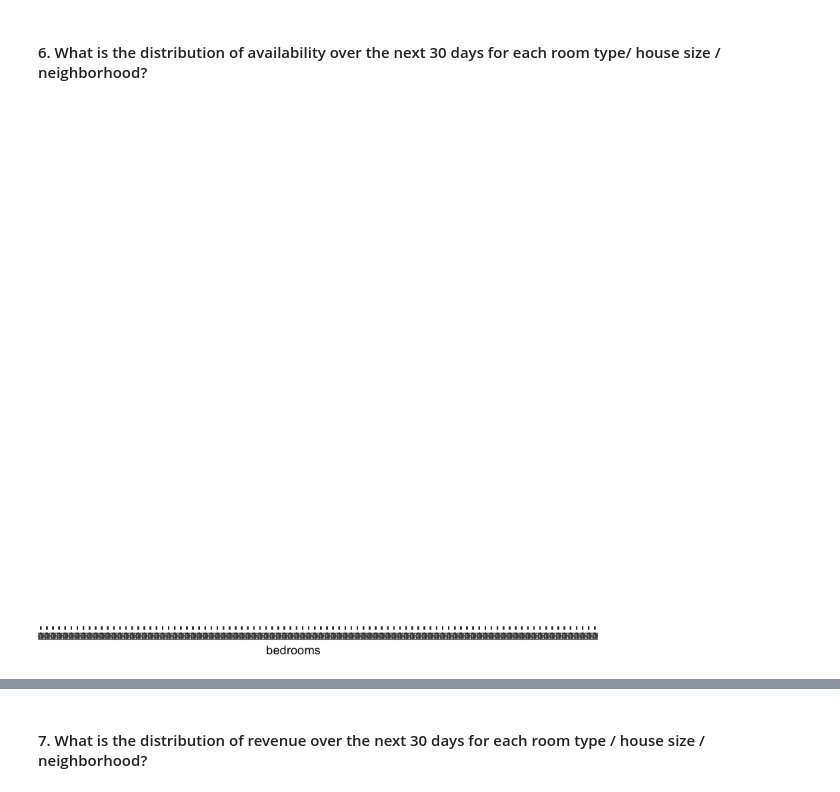
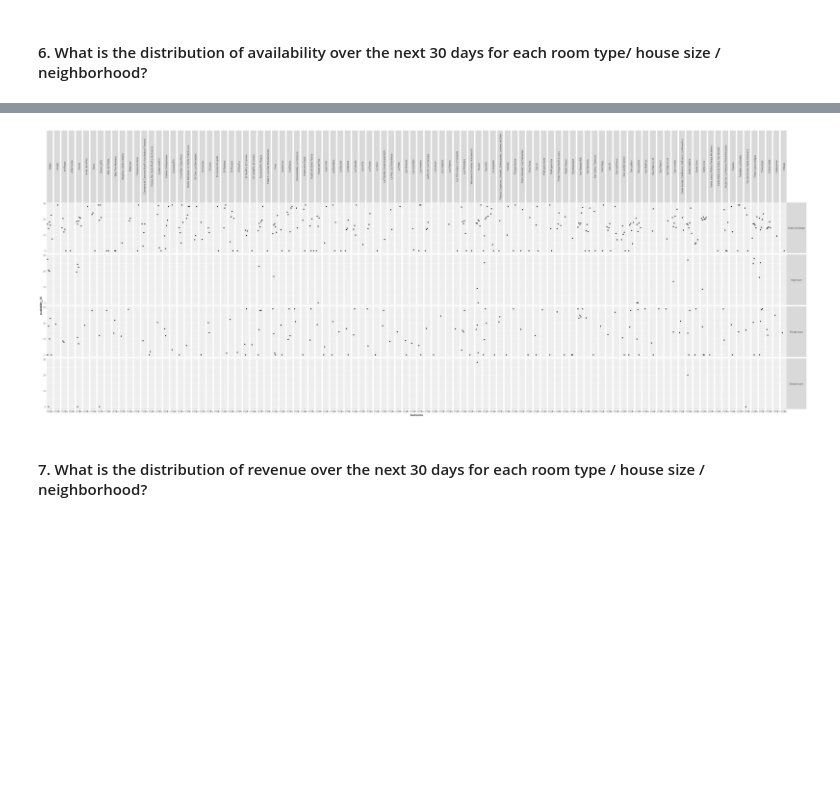
Before and after one commit to Ducrioma/Data-Analytics-Projects, a Jupyter notebook: Airbnb Data Analysis.ipynb, the cells around one changed output, grey strips where cells are left out. Drawn from its saved outputs; the diff is of its cells as text; code cells hidden in the pictures; blank space fills up the shorter version.

```diff
--- a/Airbnb Data Analysis.ipynb
+++ b/Airbnb Data Analysis.ipynb
@@ -734,6 +807,6 @@ aggregated_revenue(selected_city)
 # %% [markdown]
 #### 6. What is the distribution of availability over the next 30 days for each room type/ house size / neighborhood?
-# %%
-availability_plotting(selected_city)
-# %% [output]
-[figure, removed]
+# %%
+options(repr.plot.width = 40, repr.plot.height = 15)
+availability_plotting(selected_city)
+# %% [output]
@@ -740,3 +815,4 @@ availability_plotting(selected_city)
+[figure, added]
 # %% [markdown]
 #### 7. What is the distribution of revenue over the next 30 days for each room type / house size / neighborhood?
 # %%
```
Also changed, not shown: parts of 39 cells of this notebook.
